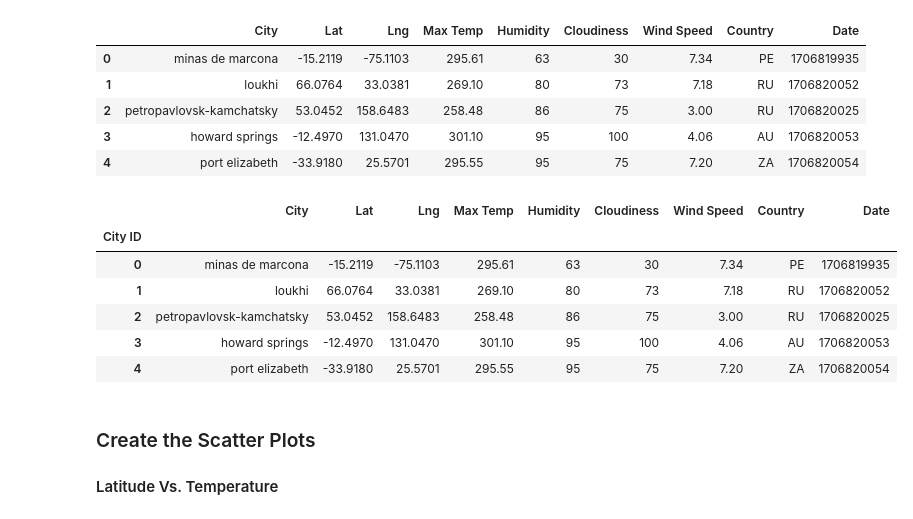
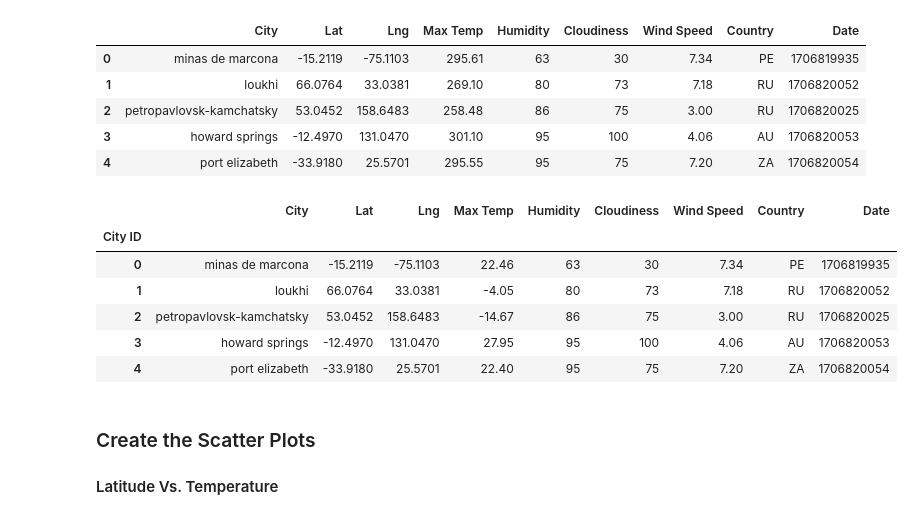
Before and after one commit to DominicT1995/Python-API-Challenge, a Jupyter notebook: WeatherPy/WeatherPy.ipynb, the cells around one changed output. Cells and saved outputs as stored; diff of their text form; code cells hidden in the pictures.

Commit message:
completed dataframe creation, scatter plotting, and linear regressions for WeatherPy.ipynb

```diff
--- a/WeatherPy/WeatherPy.ipynb
+++ b/WeatherPy/WeatherPy.ipynb
@@ -173,17 +175,19 @@ city_data_df.to_csv("../output_data/cities.csv", index_label="City ID")
 # %%
 # Read in saved data
 city_data_df = pd.read_csv("../output_data/cities.csv", index_col="City ID")
 
+city_data_df["Max Temp"] = city_data_df["Max Temp"] - 273.15
+
 # Display read in .csv converted to DataFrame
 city_data_df.head()
 # %% [output]
 |  | City | Lat | Lng | Max Temp | Humidity | Cloudiness | Wind Speed | Country | Date |
 | City ID |  |  |  |  |  |  |  |  |  |
-| 0 | minas de marcona | -15.2119 | -75.1103 | 295.61 | 63 | 30 | 7.34 | PE | 1706819935 |
-| 1 | loukhi | 66.0764 | 33.0381 | 269.10 | 80 | 73 | 7.18 | RU | 1706820052 |
-| 2 | petropavlovsk-kamchatsky | 53.0452 | 158.6483 | 258.48 | 86 | 75 | 3.00 | RU | 1706820025 |
-| 3 | howard springs | -12.4970 | 131.0470 | 301.10 | 95 | 100 | 4.06 | AU | 1706820053 |
-| 4 | port elizabeth | -33.9180 | 25.5701 | 295.55 | 95 | 75 | 7.20 | ZA | 1706820054 |
+| 0 | minas de marcona | -15.2119 | -75.1103 | 22.46 | 63 | 30 | 7.34 | PE | 1706819935 |
+| 1 | loukhi | 66.0764 | 33.0381 | -4.05 | 80 | 73 | 7.18 | RU | 1706820052 |
+| 2 | petropavlovsk-kamchatsky | 53.0452 | 158.6483 | -14.67 | 86 | 75 | 3.00 | RU | 1706820025 |
+| 3 | howard springs | -12.4970 | 131.0470 | 27.95 | 95 | 100 | 4.06 | AU | 1706820053 |
+| 4 | port elizabeth | -33.9180 | 25.5701 | 22.40 | 95 | 75 | 7.20 | ZA | 1706820054 |
 # %% [markdown]
 ### Create the Scatter Plots
 
```
Also changed, not shown: parts of 29 cells of this notebook.
